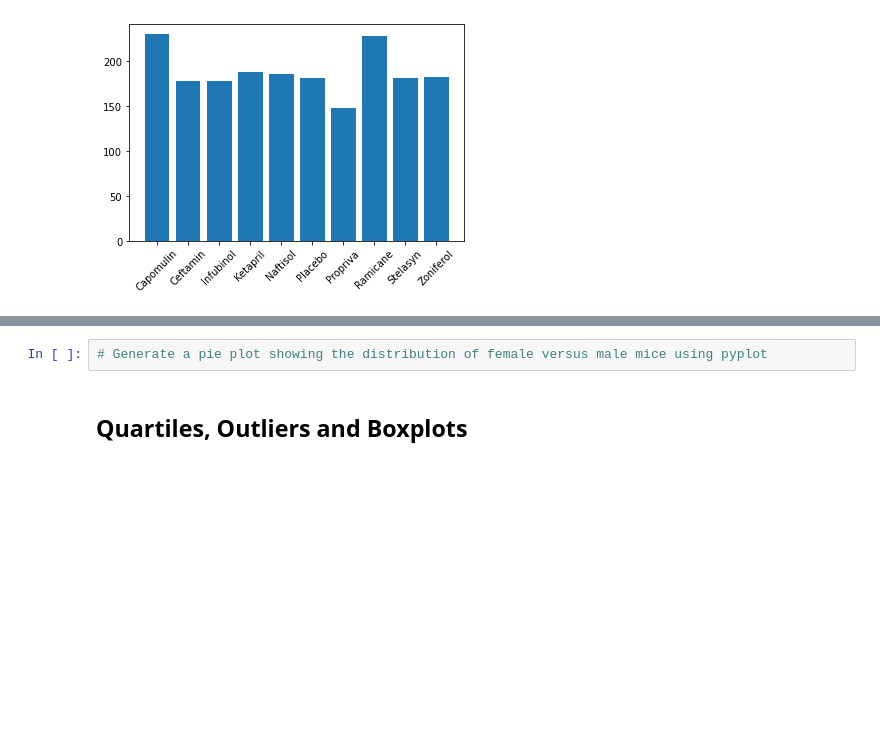
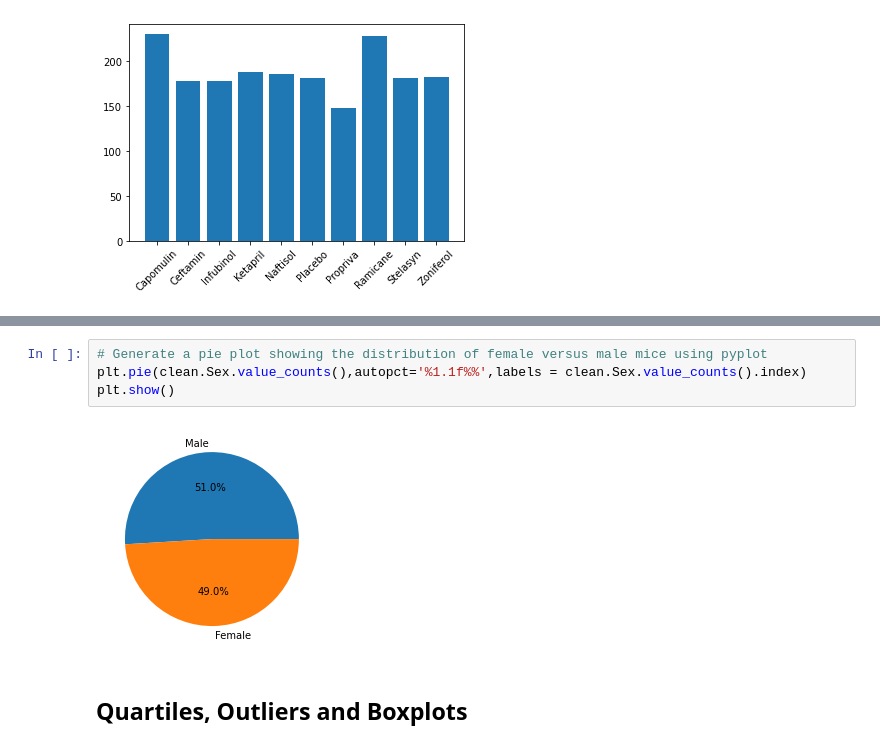
Before and after one commit to raburime/matplotlib-challenge, a Jupyter notebook: Pymaceuticals/pymaceuticals_starter.ipynb, the cells around one changed output, grey strips where cells are left out. Saved outputs shown, nothing was run; the diff lists cells and outputs as text; blank space fills up the shorter version.

```diff
--- a/Pymaceuticals/pymaceuticals_starter.ipynb
+++ b/Pymaceuticals/pymaceuticals_starter.ipynb
@@ -138,4 +144,8 @@ plt.show()
 # %%
 # Generate a pie plot showing the distribution of female versus male mice using pyplot
+plt.pie(clean.Sex.value_counts(),autopct='%1.1f%%',labels = clean.Sex.value_counts().index)
+plt.show()
+# %% [output]
+[figure, added]
 # %% [markdown]
 ## Quartiles, Outliers and Boxplots
```
Also changed, not shown: parts of 12 cells of this notebook.
